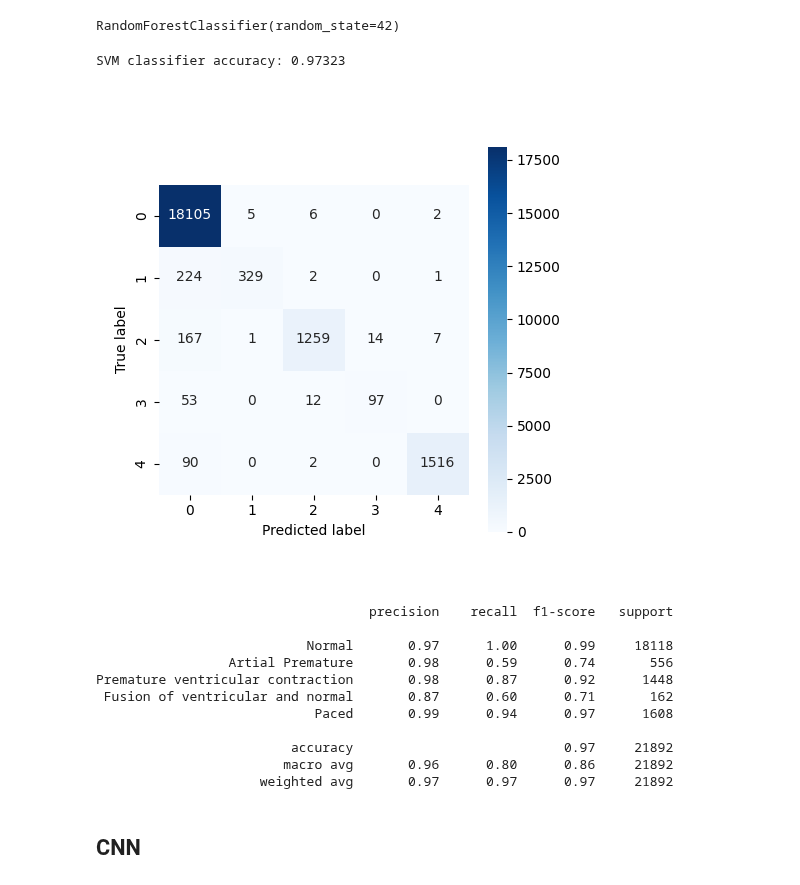
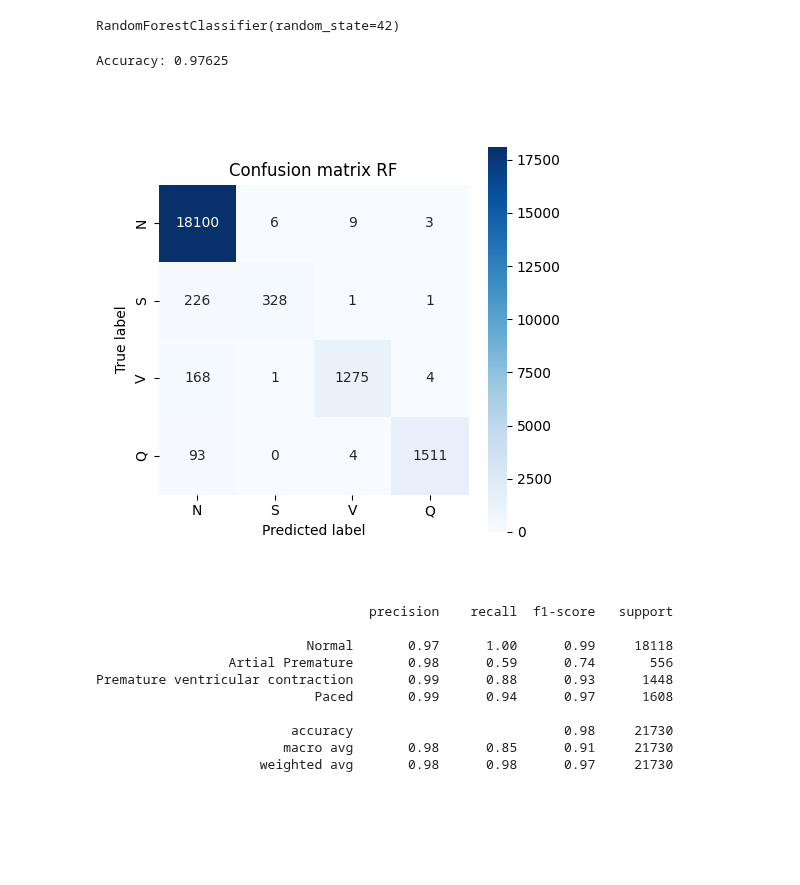
Before and after one commit to JespervanGils/DL-Project-ECG, a Jupyter notebook: DL_Project_ECG_MIT-BIH_Iteration_1.ipynb, the cells around one changed output. Cells and saved outputs as stored; diff of their text form; code cells hidden in the pictures; blank space fills up the shorter version.

```diff
--- a/DL_Project_ECG_MIT-BIH_Iteration_1.ipynb
+++ b/DL_Project_ECG_MIT-BIH_Iteration_1.ipynb
@@ -134,16 +110,16 @@ Also OneHotEncoding for the labels and renaming the classes
 # %%
-train_X = train_df.iloc[:, :-1]
-train_y = train_df.iloc[:, -1]
+X_train = train_df.iloc[:, :-1]
+y_train = train_df.iloc[:, -1]
 
-train_X, valid_X, train_y, valid_y = train_test_split(train_X, train_y, test_size=0.2, random_state=82)
+X_train, X_valid, y_train, y_valid = train_test_split(X_train, y_train, test_size=0.2, random_state=82)
 
-train_y_nn = pd.get_dummies(train_y, columns=[1])
-train_y_nn = train_y_nn.rename(columns={0: "N", 1: "S", 2: "V", 3: "F", 4: "Q"})
+y_train_nn = pd.get_dummies(y_train, columns=[1])
+y_train_nn = y_train_nn.rename(columns={0: "N", 1: "S", 2: "V", 3: "Q"})
 
-valid_y_nn = pd.get_dummies(valid_y, columns=[1])
-valid_y_nn = valid_y_nn.rename(columns={0: "N", 1: "S", 2: "V", 3: "F", 4: "Q"})
+y_valid_nn = pd.get_dummies(y_valid, columns=[1])
+y_valid_nn = y_valid_nn.rename(columns={0: "N", 1: "S", 2: "V", 3: "Q"})
 
-test_X = test_df.iloc[:, :-1]
-test_y = test_df.iloc[:, -1]
-test_y_nn = pd.get_dummies(test_y, columns=[1])
-test_y_nn = test_y_nn.rename(columns={0: "N", 1: "S", 2: "V", 3: "F", 4: "Q"})
+X_test = test_df.iloc[:, :-1]
+y_test = test_df.iloc[:, -1]
+y_test_nn = pd.get_dummies(y_test, columns=[1])
+y_test_nn = y_test_nn.rename(columns={0: "N", 1: "S", 2: "V", 3: "Q"})
@@ -404,6 +222,6 @@ Premature ventricular contraction       0.67      0.35      0.46      1448
 ### SVM
 # %%
 # Train SVM classifier
-svm = SVC(kernel='poly', C=1)
-svm.fit(train_X, train_y)
+svm = SVC(kernel='poly', C=1, random_state=42)
+svm.fit(X_train, y_train)
 # %% [output]
@@ -444,39 +265,40 @@ Premature ventricular contraction       0.96      0.84      0.90      1448
 # %%
 # Train random forest classifier
 rfc = RandomForestClassifier(n_estimators=100, max_depth=None, random_state=42)
-rfc.fit(train_X, train_y)
+rfc.fit(X_train, y_train)
 # %% [output]
 RandomForestClassifier(random_state=42)
 # %%
-y_pred_rfc = rfc.predict(test_X)
-print(f'SVM classifier accuracy: {metrics.accuracy_score(test_y, y_pred_rfc):.5f}')
+y_pred_rfc = rfc.predict(X_test)
+print(f'Accuracy: {metrics.accuracy_score(y_test, y_pred_rfc):.5f}')
 # %% [output]
-SVM classifier accuracy: 0.97323
+Accuracy: 0.97625
 # %%
 # Calculate confusion matrix
-cm = confusion_matrix(test_y, y_pred_rfc)
+cm = confusion_matrix(y_test, y_pred_rfc)
 
 # Plot confusion matrix
 plt.figure(figsize=(5,5))
+ax = plt.subplot(111)
 sns.heatmap(cm, annot=True, fmt='g', cmap='Blues', square=True)
 plt.xlabel('Predicted label')
 plt.ylabel('True label')
+plt.title('Confusion matrix RF')
+ax.xaxis.set_ticklabels(labels_short)
+ax.yaxis.set_ticklabels(labels_short)
 plt.show()
 # %% [output]
-[figure, old version]
+[figure, new version]
 # %%
-print(classification_report(test_y, y_pred_rfc, target_names=labels))
+print(classification_report(y_test, y_pred_rfc, target_names=labels))
 # %% [output]
                                    precision    recall  f1-score   support
 
                            Normal       0.97      1.00      0.99     18118
                  Artial Premature       0.98      0.59      0.74       556
-Premature ventricular contraction       0.98      0.87      0.92      1448
- Fusion of ventricular and normal       0.87      0.60      0.71       162
+Premature ventricular contraction       0.99      0.88      0.93      1448
                             Paced       0.99      0.94      0.97      1608
 
-                         accuracy                           0.97     21892
-                        macro avg       0.96      0.80      0.86     21892
-                     weighted avg       0.97      0.97      0.97     21892
+                         accuracy                           0.98     21730
+                        macro avg       0.98      0.85      0.91     21730
+                     weighted avg       0.98      0.98      0.97     21730
-# %% [markdown]
-## CNN
```
Also changed, not shown: parts of 55 cells of this notebook.
